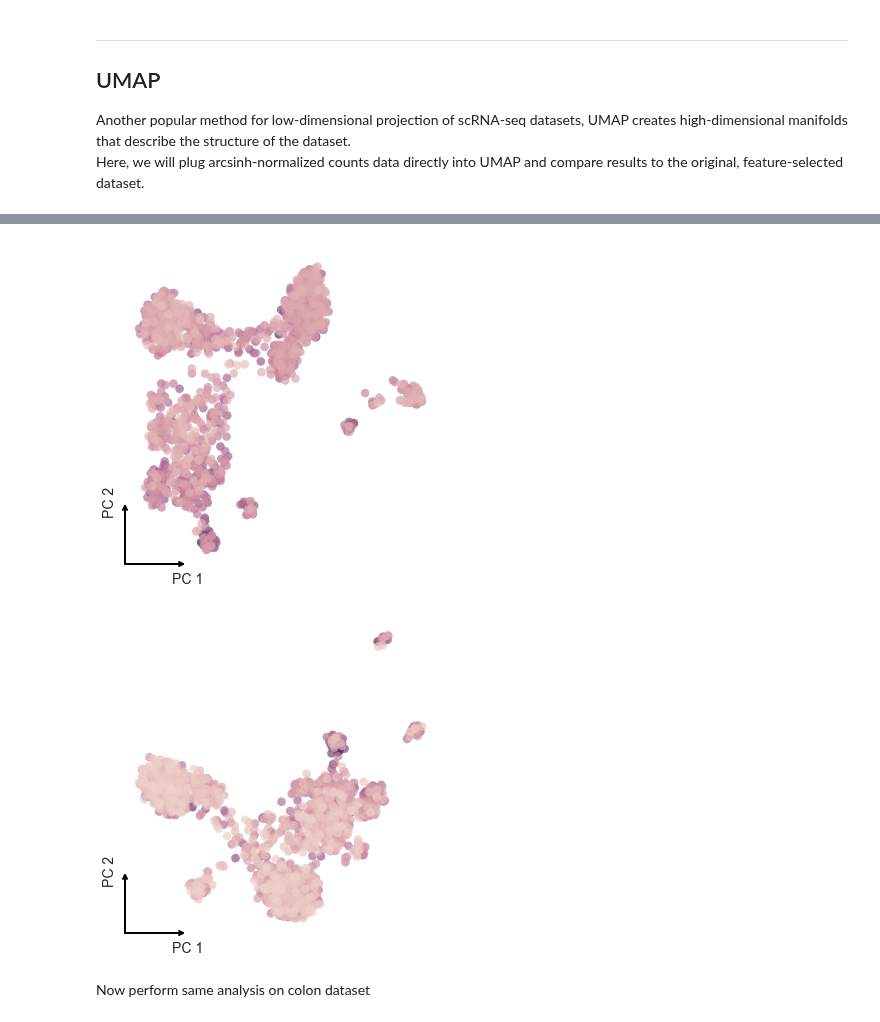
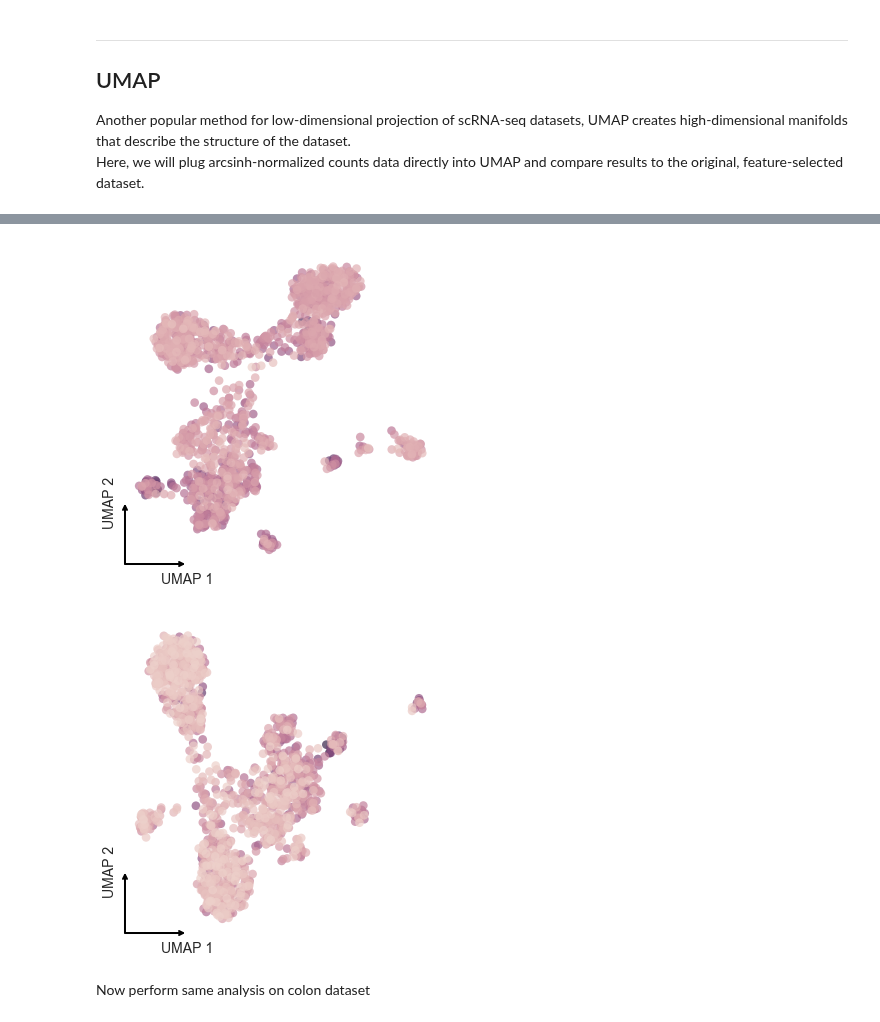
Before and after one commit to codyheiser/furry-couscous, a Jupyter notebook: dev/native_comparison.ipynb, the cells around one changed output, grey strips where cells are left out. Drawn from its saved outputs; the diff is of its cells as text; code cells hidden in the pictures.

```diff
--- a/dev/native_comparison.ipynb
+++ b/dev/native_comparison.ipynb
@@ -206,16 +210,16 @@ def fuzzy_simplicial_set(
 
   warnings.warn(errors.NumbaDeprecationWarning(msg, self.func_ir.loc))
 # %%
-plot_DR(retina_sel.obsm['X_umap'], color=retina_sel.obs['log1p_total_counts'], dim_name='PC')
+DR_plot(dim_name='UMAP').plot(retina_sel.obsm['X_umap'], color=retina_sel.obs['log1p_total_counts'])
 # %% [output]
-[figure, old version]
+[figure, new version]
 # %%
 sc.pp.neighbors(retina, n_neighbors=30, use_rep='X_pca', n_pcs=500, knn=True, random_state=18, metric='euclidean', copy=False)
 sc.tl.umap(retina, random_state=18)
 # %%
-plot_DR(retina.obsm['X_umap'], color=retina.obs['log1p_total_counts'], dim_name='PC')
+DR_plot(dim_name='UMAP').plot(retina.obsm['X_umap'], color=retina.obs['log1p_total_counts'])
 # %% [output]
-[figure, old version]
+[figure, new version]
 # %% [markdown]
 Now perform same analysis on colon dataset
 # %%
```
Also changed, not shown: parts of 67 cells of this notebook, 3 other files.
